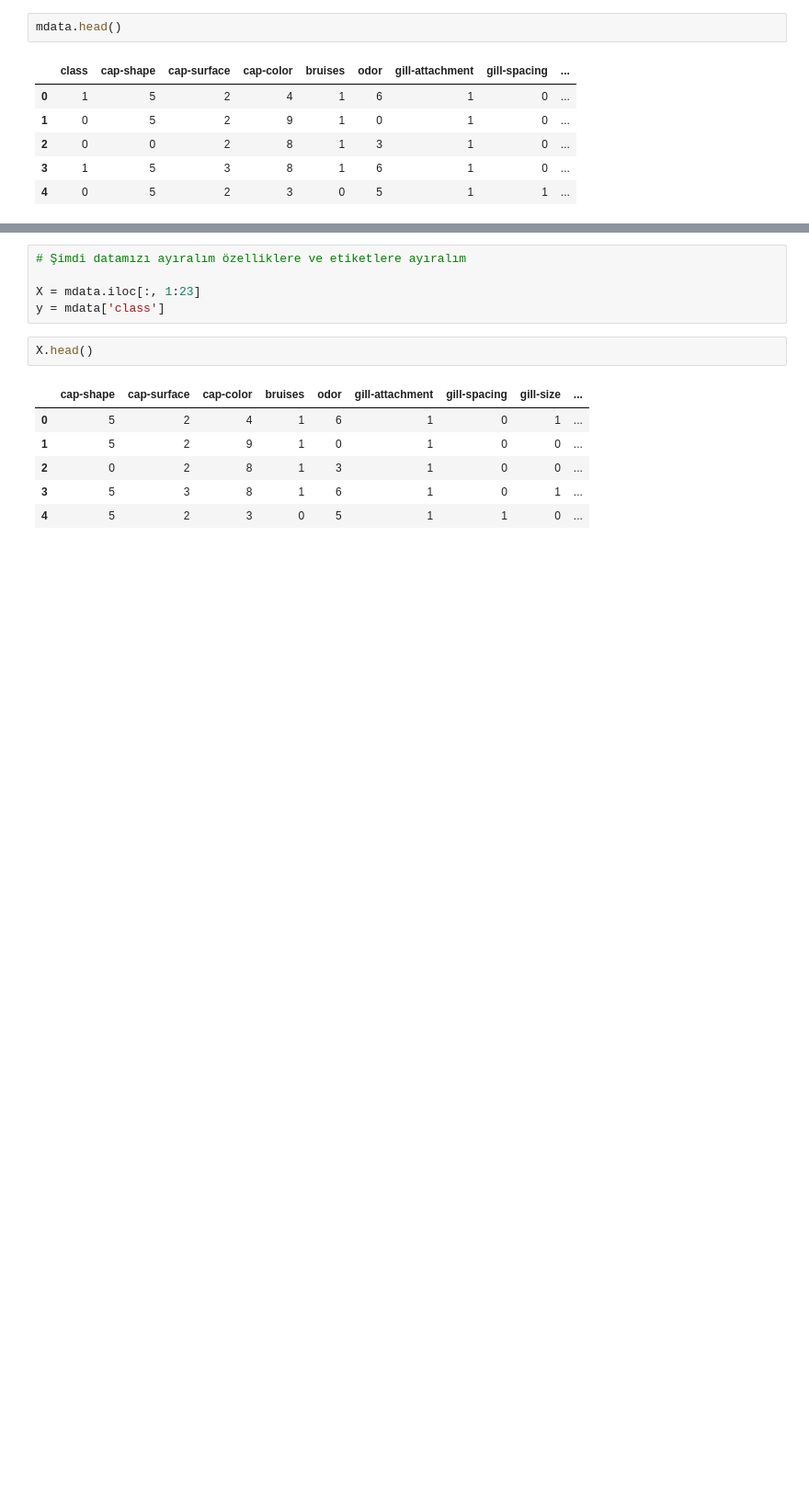
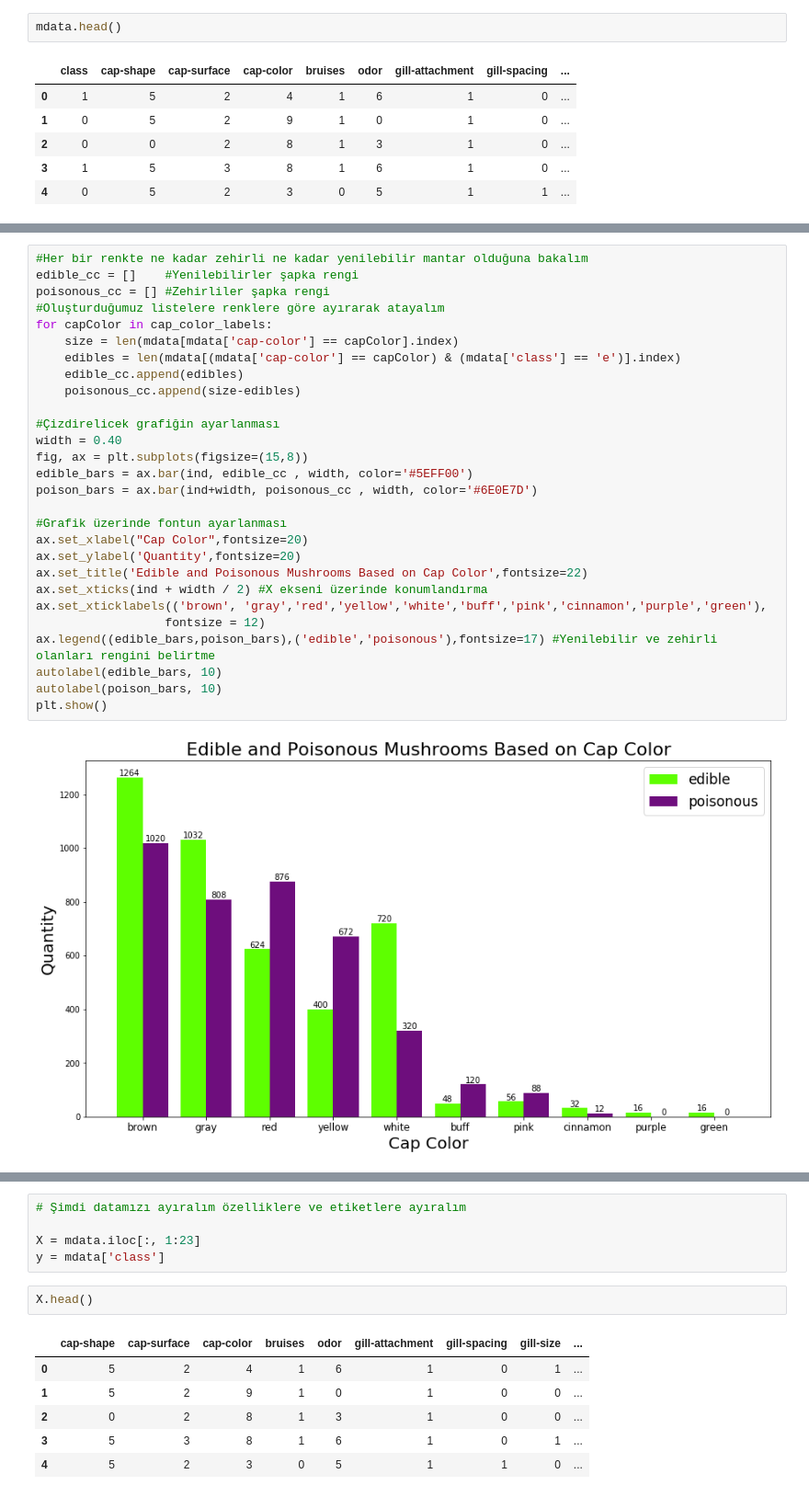
Before and after one commit to eolmez/Mushroom-Classification, a Jupyter notebook: dead_or_alive.ipynb, the cells around one changed output, grey strips where cells are left out. Shown at 92% size. Drawn from its saved outputs; the diff is of its cells as text; blank space fills up the shorter version.

```diff
--- a/dead_or_alive.ipynb
+++ b/dead_or_alive.ipynb
@@ -128,0 +116,30 @@ mdata.head()
+# %%
+#Her bir renkte ne kadar zehirli ne kadar yenilebilir mantar olduğuna bakalım
+edible_cc = []    #Yenilebilirler şapka rengi
+poisonous_cc = [] #Zehirliler şapka rengi
+#Oluşturduğumuz listelere renklere göre ayırarak atayalım
+for capColor in cap_color_labels:
+    size = len(mdata[mdata['cap-color'] == capColor].index)
+    edibles = len(mdata[(mdata['cap-color'] == capColor) & (mdata['class'] == 'e')].index)
+    edible_cc.append(edibles)
+    poisonous_cc.append(size-edibles)
+
+#Çizdirelicek grafiğin ayarlanması
+width = 0.40
+fig, ax = plt.subplots(figsize=(15,8))
+edible_bars = ax.bar(ind, edible_cc , width, color='#5EFF00')
+poison_bars = ax.bar(ind+width, poisonous_cc , width, color='#6E0E7D')
+
+#Grafik üzerinde fontun ayarlanması
+ax.set_xlabel("Cap Color",fontsize=20)
+ax.set_ylabel('Quantity',fontsize=20)
+ax.set_title('Edible and Poisonous Mushrooms Based on Cap Color',fontsize=22)
+ax.set_xticks(ind + width / 2) #X ekseni üzerinde konumlandırma
+ax.set_xticklabels(('brown', 'gray','red','yellow','white','buff','pink','cinnamon','purple','green'),
+                  fontsize = 12)
+ax.legend((edible_bars,poison_bars),('edible','poisonous'),fontsize=17) #Yenilebilir ve zehirli olanları rengini belirtme
+autolabel(edible_bars, 10)
+autolabel(poison_bars, 10)
+plt.show()
+# %% [output]
+[figure, added]
```
Also changed, not shown: parts of 11 cells of this notebook.
